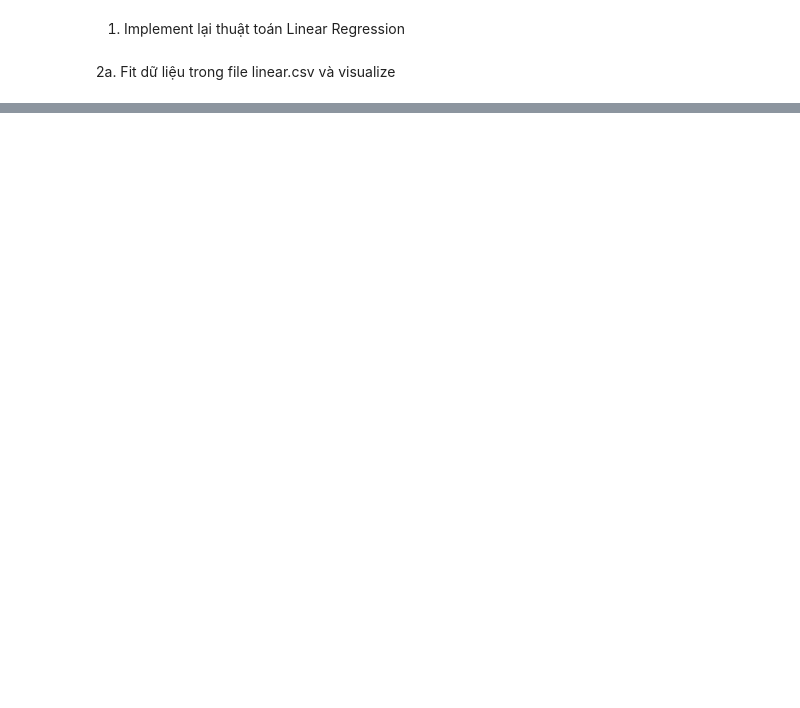
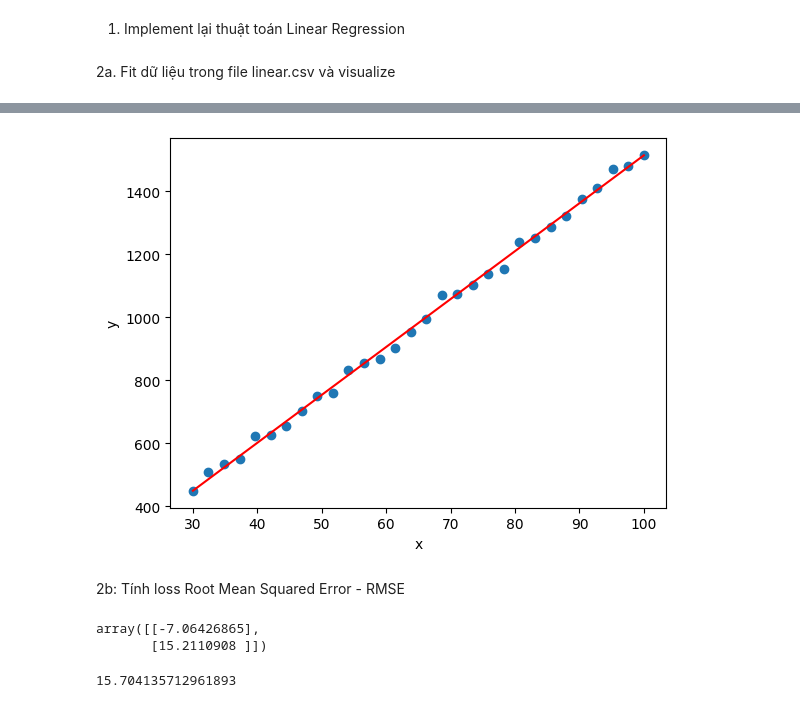
Before and after one commit to GiaHuy0704/Machine-Learning, a Jupyter notebook: Lab1/problem1-5.ipynb, the cells around one changed output, grey strips where cells are left out. Cells and saved outputs as stored; diff of their text form; code cells hidden in the pictures; blank space fills up the shorter version.

```diff
--- a/Lab1/problem1-5.ipynb
+++ b/Lab1/problem1-5.ipynb
@@ -58,0 +58,27 @@ NameError: name 'x' is not defined
+# %%
+plt.plot(x, predict, 'r')
+plt.scatter(x, y)
+plt.xlabel('x')
+plt.ylabel('y')
+plt.show()
+# %% [output]
+[figure, added]
+# %% [markdown]
+2b: Tính loss Root Mean Squared Error - RMSE
+# %%
+w = reg.w
+del reg
+w
+# %% [output]
+array([[-7.06426865],
+       [15.2110908 ]])
+# %%
+diff =  x * w[1] + w[0]
+error = diff - y
+# using this vectorize calculation will be much faster than using loop
+squared_error = np.power(error, 2)
+mean_squared_error = np.sum(squared_error)/N
+root_mean_squared_error = np.sqrt(mean_squared_error)
+root_mean_squared_error
+# %% [output]
+15.704135712961893
```
Also changed, not shown: parts of 40 cells of this notebook.
